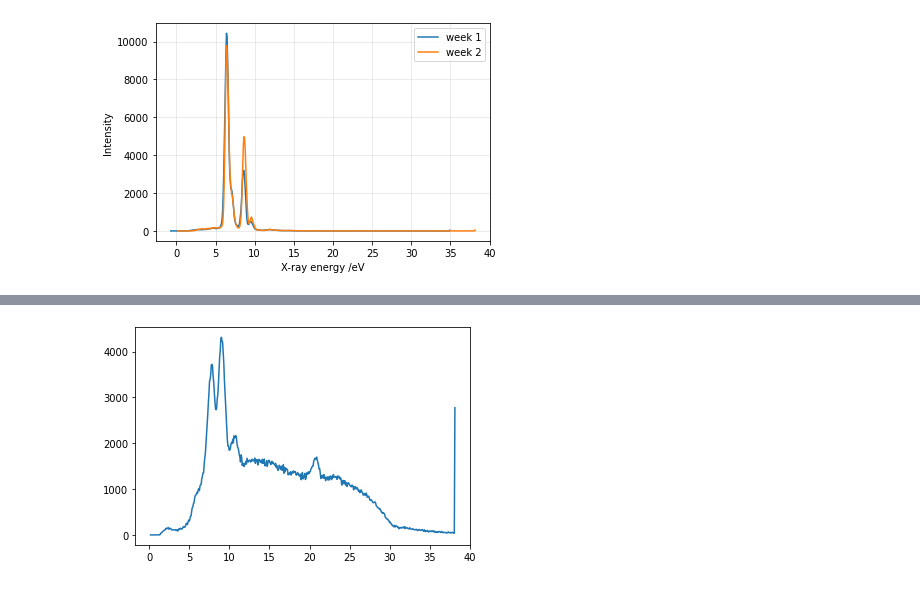
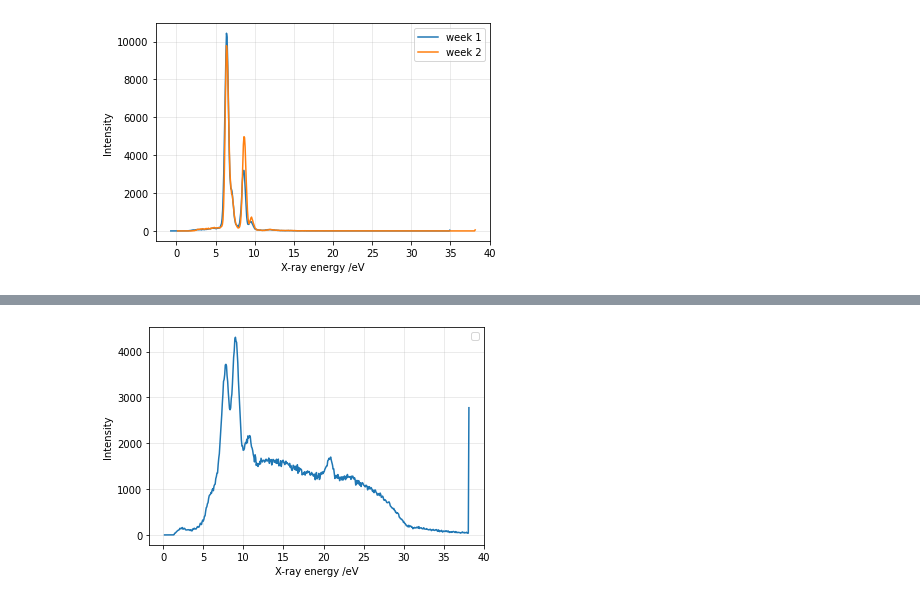
Before and after one commit to declan-healy/x-ray-fluorescence, a Jupyter notebook: Experiment_A2_X_ray_fluorescence.ipynb, the cells around one changed output, grey strips where cells are left out. Saved outputs shown, nothing was run; the diff lists cells and outputs as text; code cells hidden in the pictures.

```diff
--- a/Experiment_A2_X_ray_fluorescence.ipynb
+++ b/Experiment_A2_X_ray_fluorescence.ipynb
@@ -183,4 +218,10 @@ plt.plot(w2_df.iloc[:,0],w2_n6)
 # %%
 #spectrum (week 2)
 plt.plot(w2_df.iloc[:,0],w2_n13)
+
+#graph stuff
+plt.xlabel('X-ray energy /eV')
+plt.ylabel('Intensity')
+plt.legend()
+plt.grid(alpha = 0.3)
 # %% [output]
@@ -188 +229 @@ plt.plot(w2_df.iloc[:,0],w2_n13)
-[figure, old version]
+[figure, new version]
```
Also changed, not shown: parts of 6 cells of this notebook.
